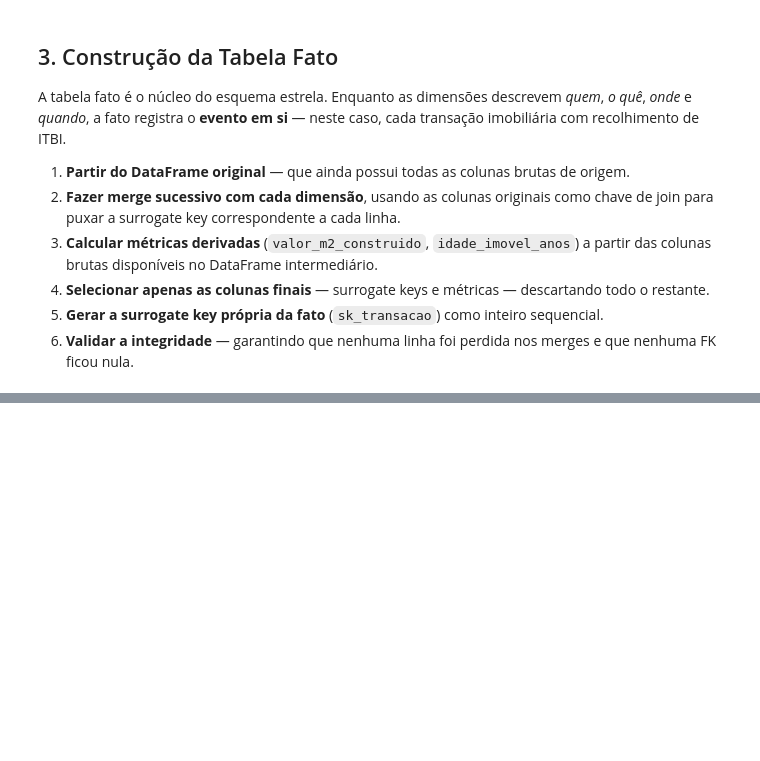
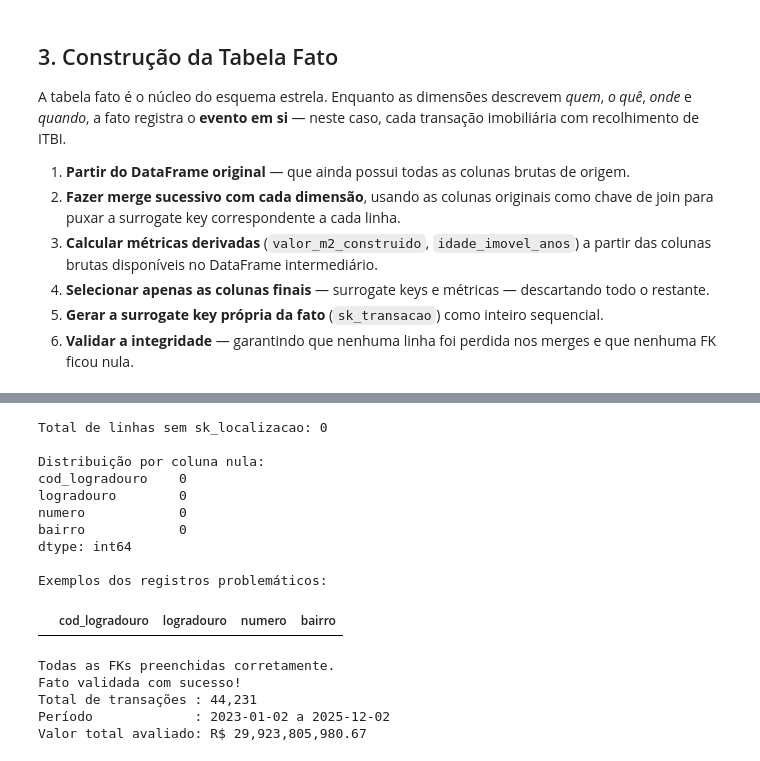
Before and after one commit to Iago-Coutinho/Grupo1-BD-Int.-de-dados, a Jupyter notebook: Tratamento/ETL.ipynb, the cells around one changed output, grey strips where cells are left out. Cells and saved outputs as stored; diff of their text form; code cells hidden in the pictures; blank space fills up the shorter version.

Commit message:
Refactor/ Corrections in the Fato table and also the needed changes in the dimensions

```diff
--- a/Tratamento/ETL.ipynb
+++ b/Tratamento/ETL.ipynb
@@ -1703,7 +1703,7 @@ cols_carac  = ['tipo_imovel', 'tipo_construcao', 'padrao_acabamento','estado_con
 
 # Partindo do df original, fazendo merge com cada dimensão para puxar as SKs
 # Filtramos apenas cols_loc + sk para não trazer colunas redundantes de volta
-fato = df.merge(dim_localizacao[cols_loc + ['sk_localizacao']], on=cols_loc, how='left')
+fato = df.merge(dim_localizacao[['cod_logradouro', 'numero', 'sk_localizacao']], on=['cod_logradouro', 'numero'], how='left')
 
 fato = fato.merge(dim_imovel[cols_imovel + ['sk_imovel']],on=cols_imovel, how='left')
 
@@ -1750,0 +1763,49 @@ fato_transacao_itbi: 44,231 linhas
+# %%
+# Identificando as linhas sem correspondência em dim_localizacao
+linhas_sem_loc = fato[fato['sk_localizacao'].isnull()]
+
+print(f'Total de linhas sem sk_localizacao: {len(linhas_sem_loc)}')
+print('\nDistribuição por coluna nula:')
+print(linhas_sem_loc[cols_loc].isnull().sum())
+
+print('\nExemplos dos registros problemáticos:')
+linhas_sem_loc[cols_loc].head(10)
+# %% [output]
+Total de linhas sem sk_localizacao: 0
+
+Distribuição por coluna nula:
+cod_logradouro    0
+logradouro        0
+numero            0
+bairro            0
+dtype: int64
+
+Exemplos dos registros problemáticos:
+|  | cod_logradouro | logradouro | numero | bairro |
+# %%
+# Validações finais da fato
+assert len(fato_transacao_itbi) == len(df), \
+    f' Divergência de linhas! df={len(df)}, fato={len(fato_transacao_itbi)}'
+
+fks = ['sk_tempo', 'sk_localizacao', 'sk_imovel', 'sk_caracteristica']
+nulos_por_fk = fato_transacao_itbi[fks].isnull().sum()
+if nulos_por_fk.sum() > 0:
+    print('FKs com valores nulos detectadas:')
+    print(nulos_por_fk[nulos_por_fk > 0])
+else:
+    print('Todas as FKs preenchidas corretamente.')
+
+assert fato_transacao_itbi['sk_transacao'].is_unique, \
+    'sk_transacao com valores duplicados!'
+
+print(f'Fato validada com sucesso!')
+print(f'Total de transações : {len(fato_transacao_itbi):,}')
+print(f'Período             : {df["data_transacao"].min().date()} '
+      f'a {df["data_transacao"].max().date()}')
+print(f'Valor total avaliado: R$ {fato_transacao_itbi["valor_avaliacao"].sum():,.2f}')
+# %% [output]
+Todas as FKs preenchidas corretamente.
+Fato validada com sucesso!
+Total de transações : 44,231
+Período             : 2023-01-02 a 2025-12-02
+Valor total avaliado: R$ 29,923,805,980.67
```
Also changed, not shown: parts of 3 cells of this notebook.
